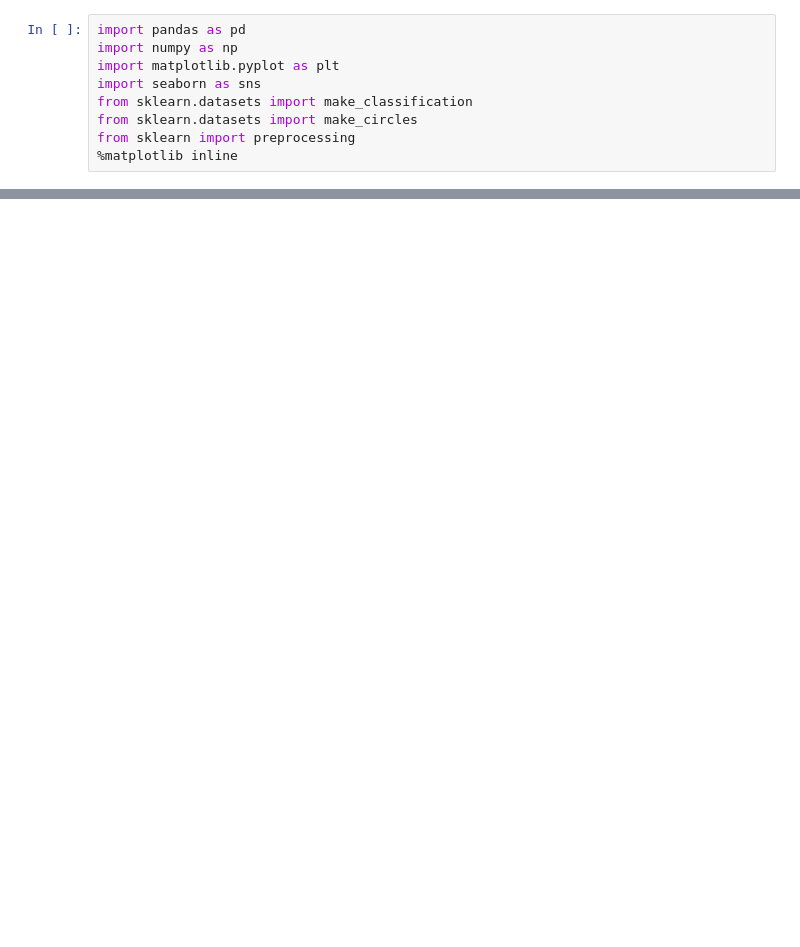
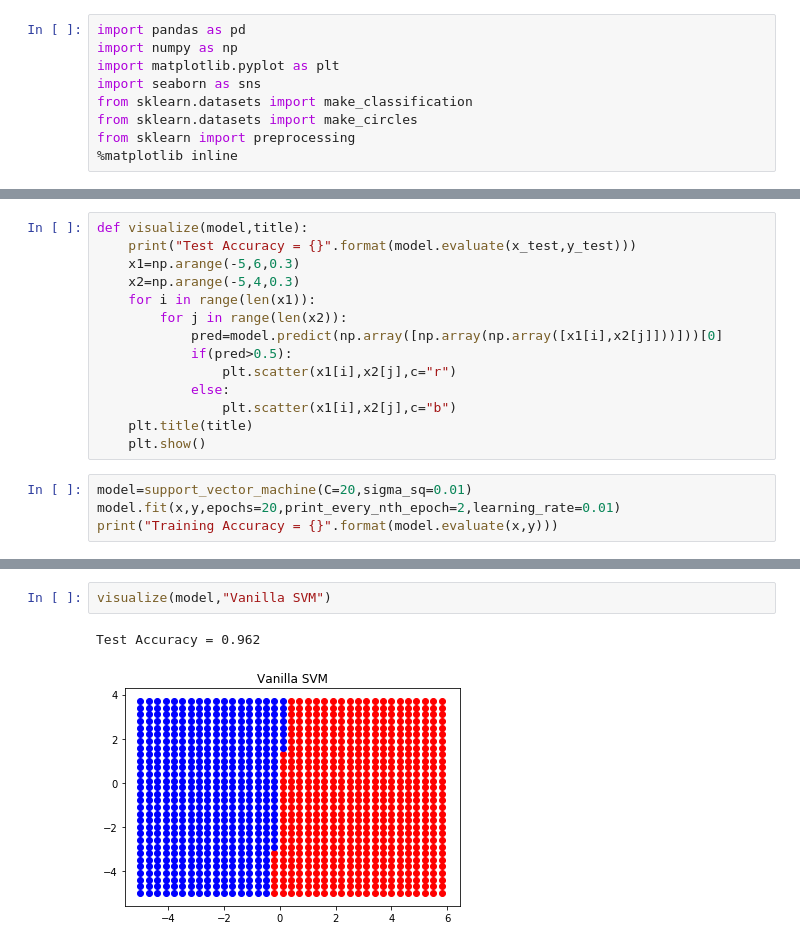
Before and after one commit to prathameshbhalekar/Machine-Learning-From-Scratch, a Jupyter notebook: SupportVectorMachineUsingGradientDescent.ipynb, the cells around one changed output, grey strips where cells are left out. Drawn from its saved outputs; the diff is of its cells as text; blank space fills up the shorter version.

```diff
--- a/SupportVectorMachineUsingGradientDescent.ipynb
+++ b/SupportVectorMachineUsingGradientDescent.ipynb
@@ -85,0 +92,18 @@ sns.scatterplot(x[:,0],x[:,1],hue=y.reshape(-1))
+# %%
+def visualize(model,title):
+    print("Test Accuracy = {}".format(model.evaluate(x_test,y_test)))
+    x1=np.arange(-5,6,0.3)
+    x2=np.arange(-5,4,0.3)
+    for i in range(len(x1)):
+        for j in range(len(x2)):
+            pred=model.predict(np.array([np.array(np.array([x1[i],x2[j]]))]))[0]
+            if(pred>0.5):
+                plt.scatter(x1[i],x2[j],c="r")
+            else:
+                plt.scatter(x1[i],x2[j],c="b")
+    plt.title(title)
+    plt.show()
+# %%
+model=support_vector_machine(C=20,sigma_sq=0.01)
+model.fit(x,y,epochs=20,print_every_nth_epoch=2,learning_rate=0.01)
+print("Training Accuracy = {}".format(model.evaluate(x,y)))
@@ -85,0 +122,5 @@ sns.scatterplot(x[:,0],x[:,1],hue=y.reshape(-1))
+# %%
+visualize(model,"Vanilla SVM")
+# %% [output]
+Test Accuracy = 0.962
+[figure, added]
```
Also changed, not shown: parts of 12 cells of this notebook.
